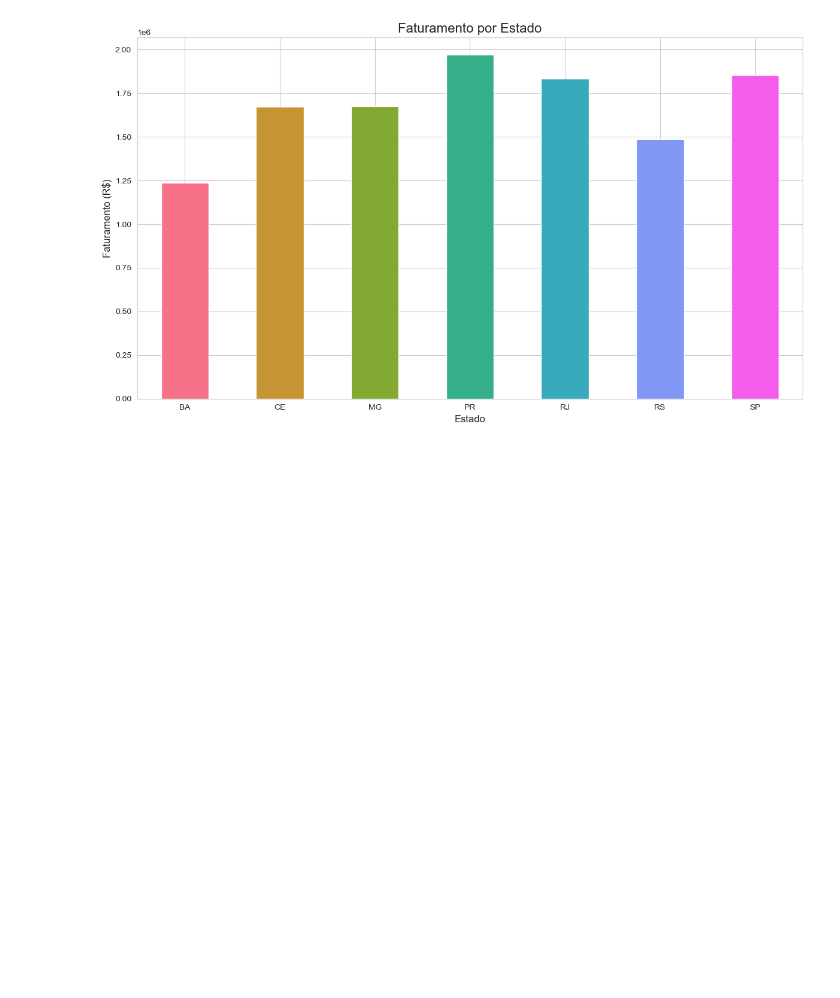
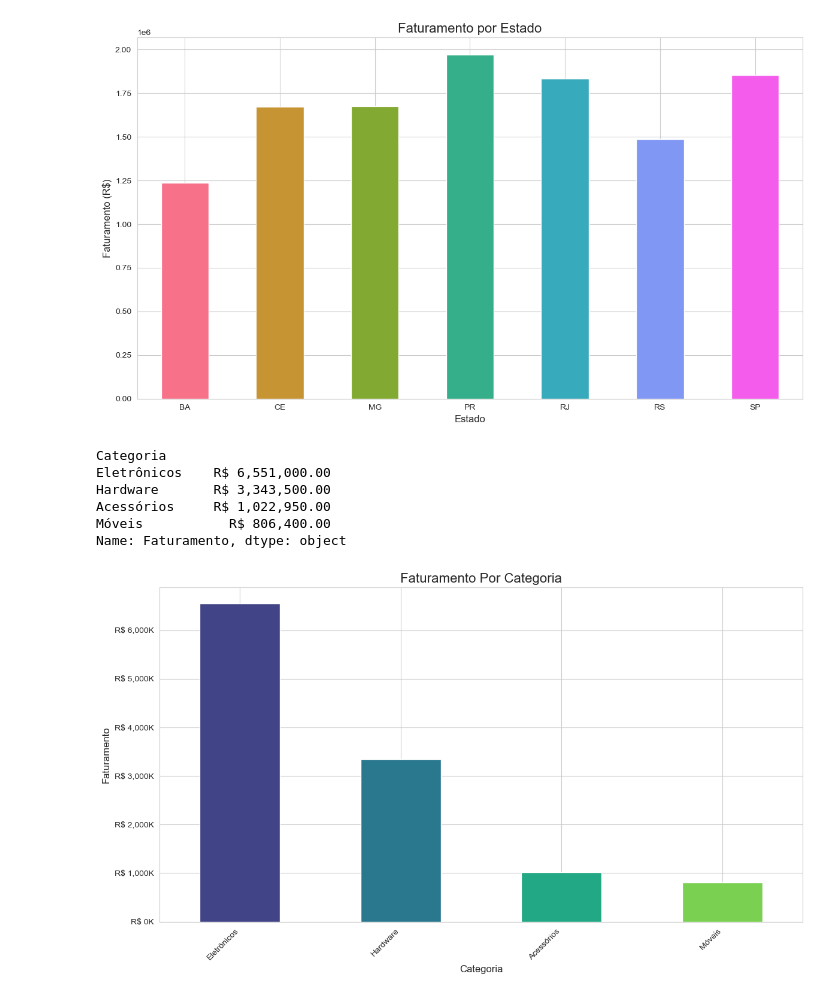
Before and after one commit to alissonmoreira7/analise-vendas-ecommerce, a Jupyter notebook: Analise_Vendas_Ecommerce.ipynb, the cells around one changed output. Drawn from its saved outputs; the diff is of its cells as text; code cells hidden in the pictures; blank space fills up the shorter version.

Commit message:
Última Análise Concluída: Faturamento por Categoria

```diff
--- a/Analise_Vendas_Ecommerce.ipynb
+++ b/Analise_Vendas_Ecommerce.ipynb
@@ -225,3 +224,41 @@ plt.tight_layout()
 plt.show()
 # %% [output]
 [figure]
+# %%
+#Faturamento total por categoria
+faturamento_categoria = df_vendas.groupby('Categoria')['Faturamento'].sum().sort_values(ascending=False)
+
+faturamento_categoria.map('R$ {:,.2f}'.format)
+# %% [output]
+Categoria
+Eletrônicos    R$ 6,551,000.00
+Hardware       R$ 3,343,500.00
+Acessórios     R$ 1,022,950.00
+Móveis           R$ 806,400.00
+Name: Faturamento, dtype: object
+# %%
+from matplotlib.ticker import FuncFormatter
+
+fig, ax = plt.subplots(figsize = (12, 7))
+
+def formatador_milhares(y, pos):
+    """Formata o valor em milhares (K) com o cifrão R$."""
+    return f'R$ {y/1000:,.0f}K'
+
+formatter = FuncFormatter(formatador_milhares)
+
+ax.yaxis.set_major_formatter(formatter)
+
+faturamento_categoria.plot(kind = 'bar', ax = ax, color = sns.color_palette("viridis", len(faturamento_categoria)))
+
+ax.set_title('Faturamento Por Categoria', fontsize = 16)
+ax.set_xlabel('Categoria', fontsize = 12)
+ax.set_ylabel('Faturamento', fontsize = 12)
+
+plt.xticks(rotation = 45, ha = 'right')
+
+plt.tight_layout()
+
+plt.show()
+# %% [output]
+[figure, added]
```
Also changed, not shown: parts of 1 cell of this notebook.
